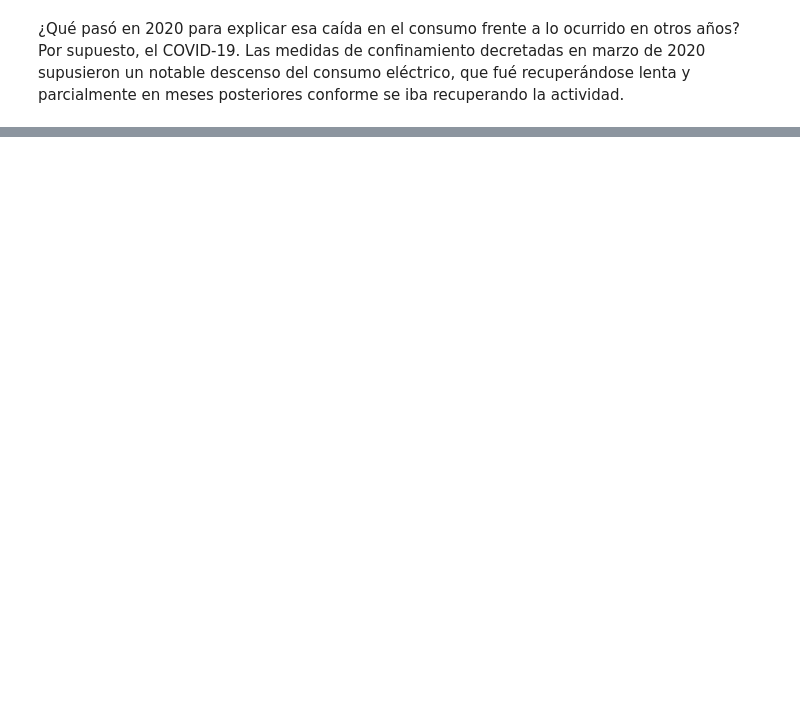
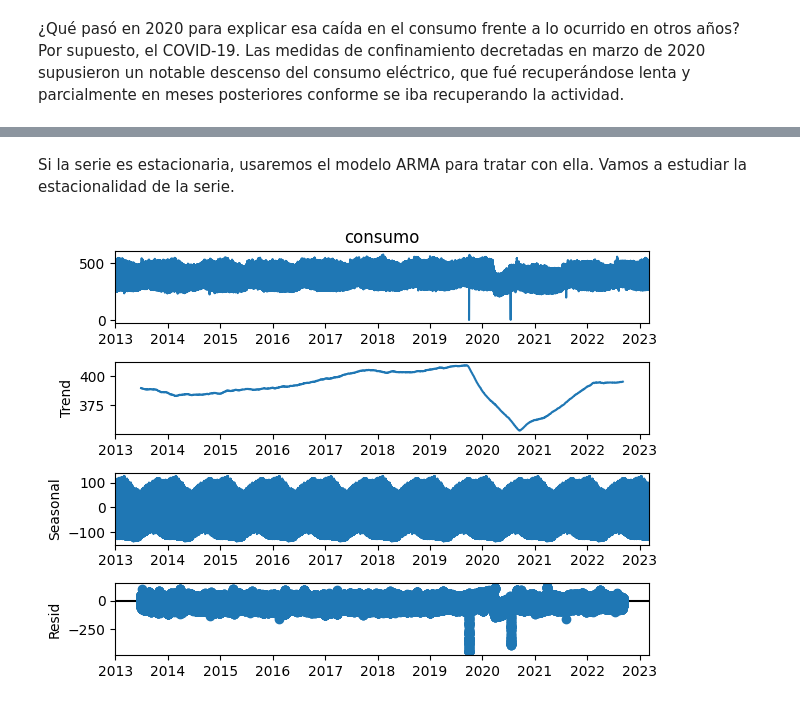
Before and after one commit to joselquin/Demanda_Energia_TF, a Jupyter notebook: Demanda Energía TF.ipynb, the cells around one changed output, grey strips where cells are left out. Saved outputs shown, nothing was run; the diff lists cells and outputs as text; code cells hidden in the pictures; blank space fills up the shorter version.

```diff
--- a/Demanda Energía TF.ipynb
+++ b/Demanda Energía TF.ipynb
@@ -118,0 +179,12 @@ data5m.loc[data5m.index.year==2022].plot(figsize=(12,8))
+# %% [markdown]
+Si la serie es estacionaria, usaremos el modelo ARMA para tratar con ella. Vamos a estudiar la estacionalidad de la serie.
+# %%
+# La frecuencia de 5' de nuestros datos dan problemas a la hora de ejecutar seasonal_decompose
+# de statsmodel. Ver corrección en:
+# https://stackoverflow.com/questions/36083832/valueerror-freq-t-not-understood-please-report-if-you-think-this-in-error-se
+
+decompfreq = ((60*24*30*12)//5) # 60 min x 24h x 30dias x 12 meses // 5 minutos
+decomposition = seasonal_decompose(data5m["consumo"],period=decompfreq, model="add")
+decomposition.plot();
+# %% [output]
+[figure, added]
```
Also changed, not shown: parts of 21 cells of this notebook, 5 other files.
